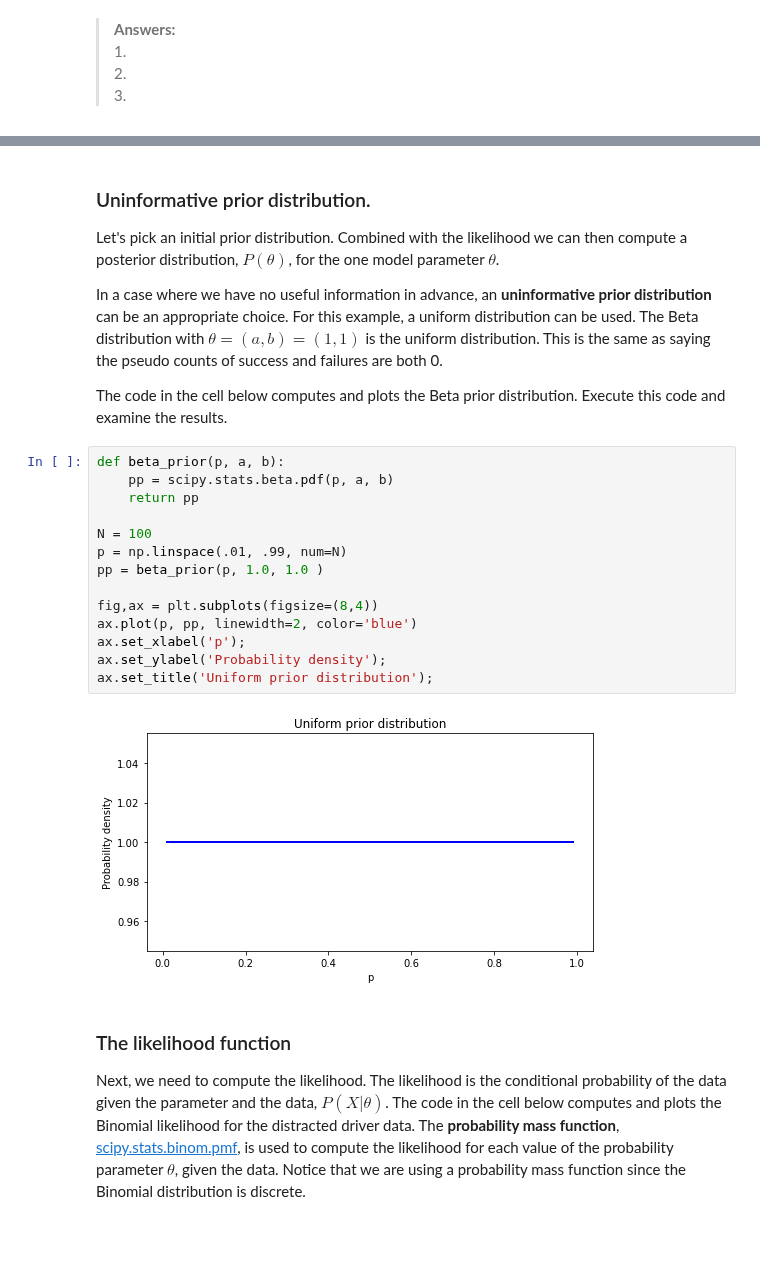
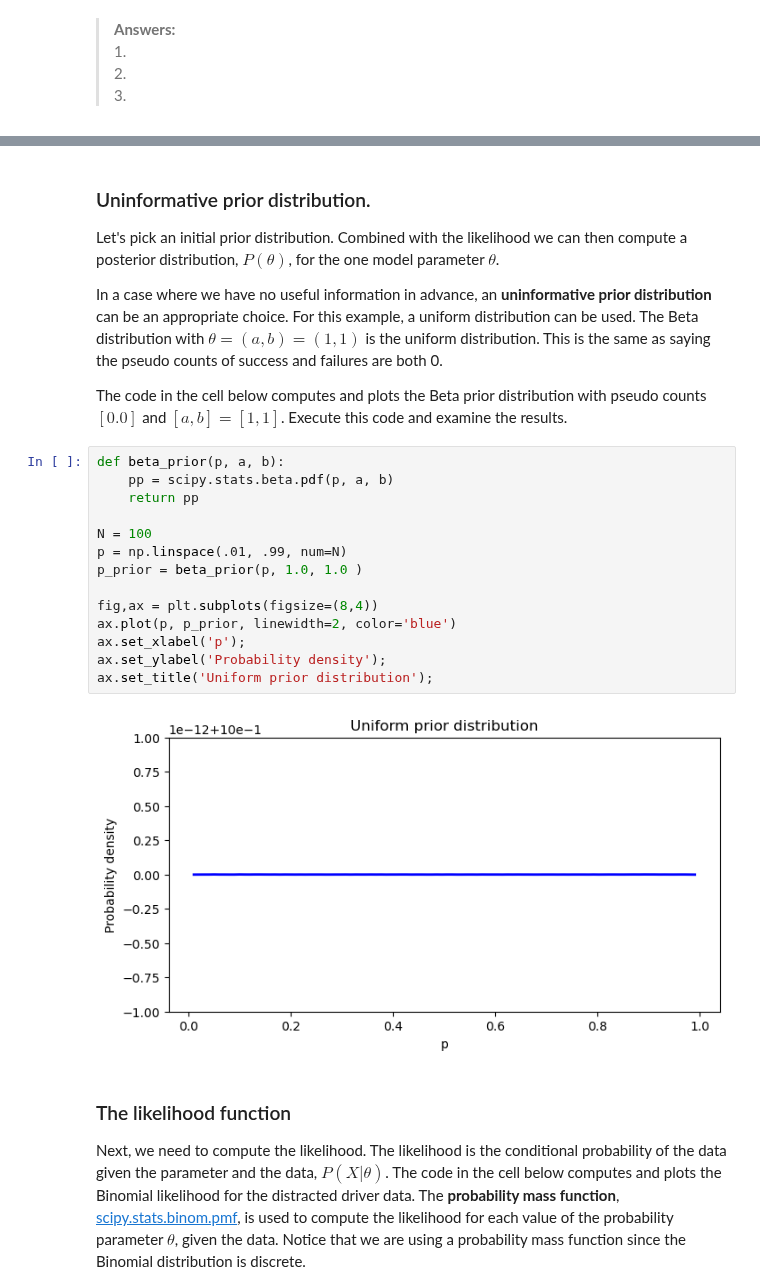
Before and after one commit to StephenElston/CSCI-E-83, a Jupyter notebook: Notebooks/18_Chapter18_BayesianModels.ipynb, the cells around one changed output, grey strips where cells are left out. Saved outputs shown, nothing was run; the diff lists cells and outputs as text; blank space fills up the shorter version.

```diff
--- a/Notebooks/18_Chapter18_BayesianModels.ipynb
+++ b/Notebooks/18_Chapter18_BayesianModels.ipynb
@@ -390,23 +387,23 @@ Let's pick an initial prior distribution. Combined with the likelihood we can th
 
 In a case where we have no useful information in advance, an **uninformative prior distribution** can be an appropriate choice. For this example, a uniform distribution can be used. The Beta distribution with $\theta = (a,b) = (1,1)$ is the uniform distribution. This is the same as saying the pseudo counts of success and failures are both 0.
 
-The code in the cell below computes and plots the Beta prior distribution. Execute this code and examine the results.
+The code in the cell below computes and plots the Beta prior distribution with pseudo counts $[0.0]$ and $[a,b]=[1,1]$. Execute this code and examine the results.
 # %%
 def beta_prior(p, a, b):
     pp = scipy.stats.beta.pdf(p, a, b)
     return pp
 
 N = 100
 p = np.linspace(.01, .99, num=N)
-pp = beta_prior(p, 1.0, 1.0 )
+p_prior = beta_prior(p, 1.0, 1.0 )
 
 fig,ax = plt.subplots(figsize=(8,4))
-ax.plot(p, pp, linewidth=2, color='blue')
+ax.plot(p, p_prior, linewidth=2, color='blue')
 ax.set_xlabel('p');
 ax.set_ylabel('Probability density');
 ax.set_title('Uniform prior distribution');
 # %% [output]
-[figure, old version]
+[figure, new version]
 # %% [markdown]
 ### The likelihood function
 
```
Also changed, not shown: parts of 25 cells of this notebook.
